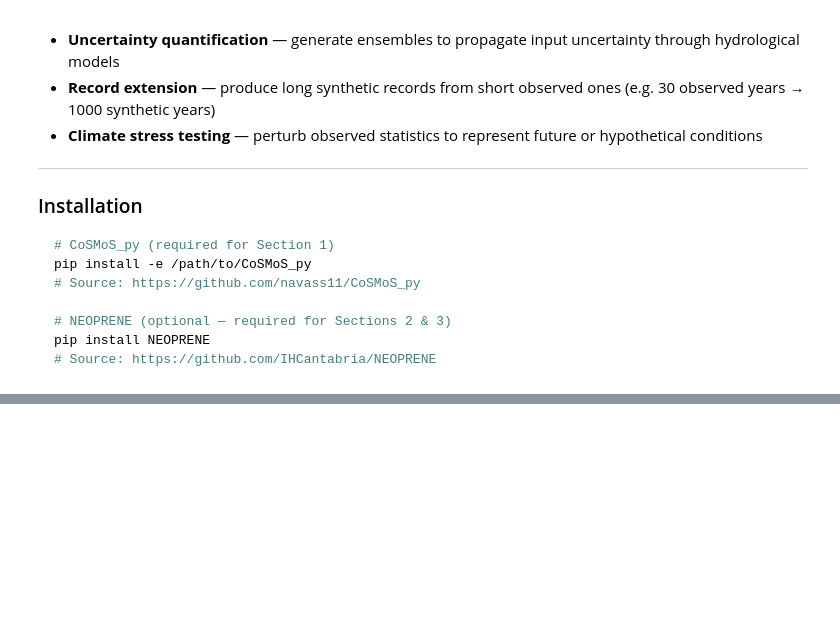
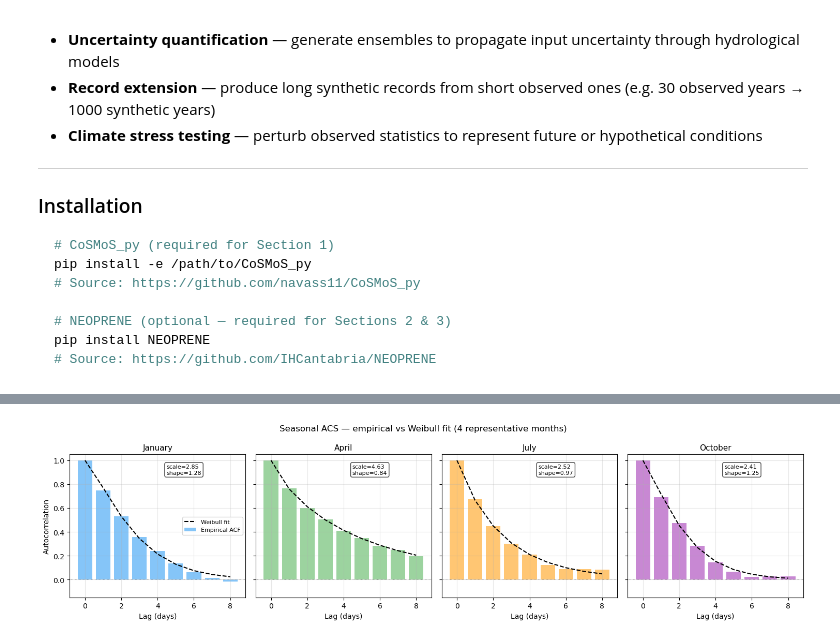
Before and after one commit to navass11/HYDRA, a Jupyter notebook: notebooks/climate/stochastic_generation.ipynb, the cells around one changed output, grey strips where cells are left out. Saved outputs shown, nothing was run; the diff lists cells and outputs as text; code cells hidden in the pictures; blank space fills up the shorter version.

```diff
--- a/notebooks/climate/stochastic_generation.ipynb
+++ b/notebooks/climate/stochastic_generation.ipynb
@@ -106 +212,35 @@ July     — model: weibull, params: {'scale': np.float64(0.049999999999999156),
+# %%
+# Multi-lag ACF visualization: 4 representative months
+months_to_plot = [0, 3, 6, 9]
+month_names    = ["January", "April", "July", "October"]
+colors         = ["#2196F3", "#4CAF50", "#FF9800", "#9C27B0"]
+
+fig, axes = plt.subplots(1, 4, figsize=(15, 4), sharey=True)
+
+for ax, m, name, col in zip(axes, months_to_plot, month_names, colors):
+    e_acs  = acs[m]['e_acs']
+    params = acs[m]['params']
+    lags   = np.arange(len(e_acs))
+    f_acs  = np.exp(-(lags / params['scale']) ** params['shape'])
+
+    ax.bar(lags, e_acs, color=col, alpha=0.55, label="Empirical ACF")
+    ax.plot(lags, f_acs, "k--", lw=1.5, label="Weibull fit")
+    ax.axhline(0, color="gray", lw=0.7, ls=":")
+    ax.set_title(name, fontsize=11)
+    ax.set_xlabel("Lag (days)")
+    ax.set_ylim(-0.15, 1.05)
+    ax.grid(alpha=0.3)
+    ax.text(0.55, 0.86,
+            f"scale={params['scale']:.2f}\nshape={params['shape']:.2f}",
+            transform=ax.transAxes, fontsize=8,
+            bbox=dict(boxstyle="round,pad=0.3", facecolor="white", alpha=0.75))
+    if ax is axes[0]:
+        ax.set_ylabel("Autocorrelation")
+        ax.legend(fontsize=8)
+
+plt.suptitle("Seasonal ACS — empirical vs Weibull fit (4 representative months)", fontsize=12)
+plt.tight_layout()
+plt.show()
+# %% [output]
+[figure, added]
 # %%
```
Also changed, not shown: parts of 17 cells of this notebook, 2 other files.
